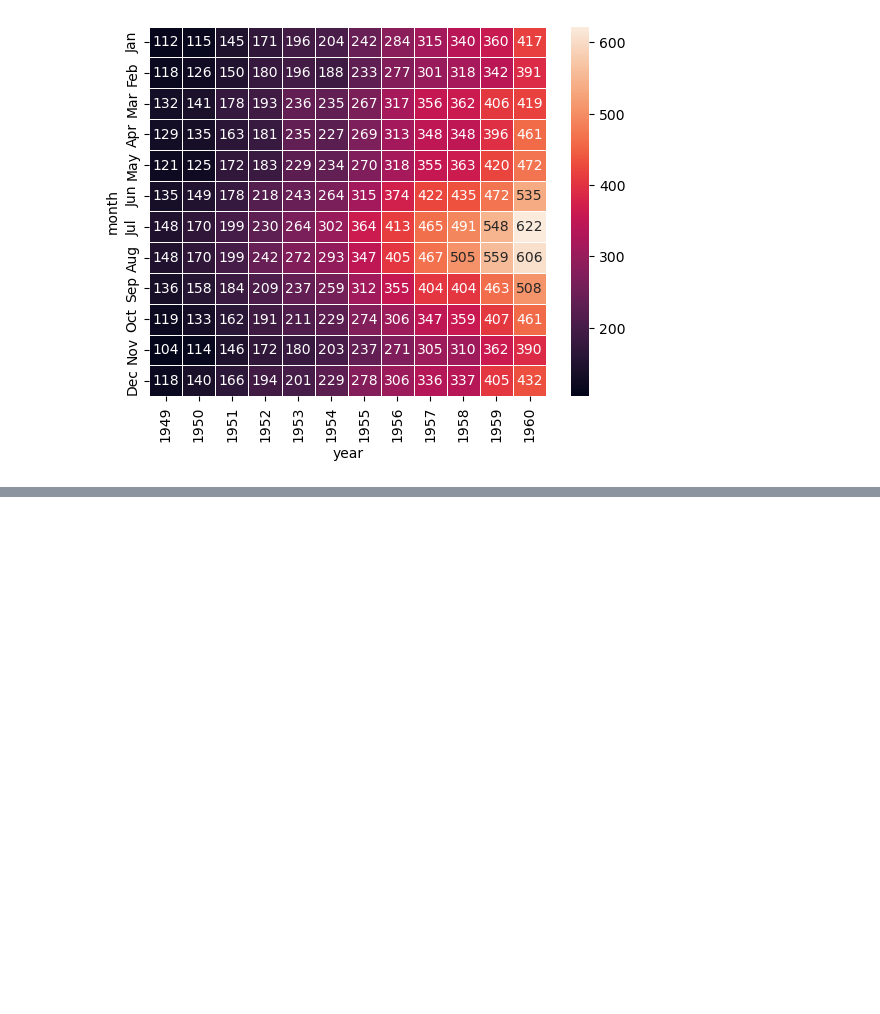
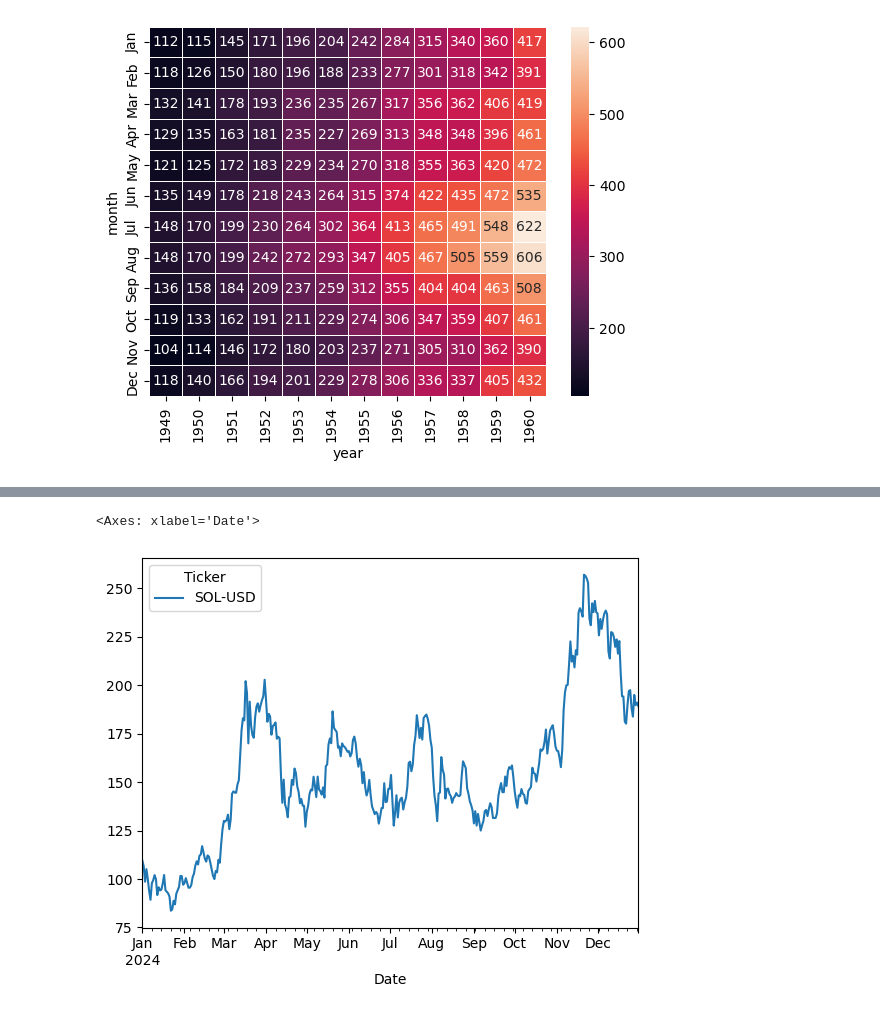
Before and after one commit to erayinal/Python, a Jupyter notebook: Udemy/_9NumericalPython/_5Seaborn.ipynb, the cells around one changed output, grey strips where cells are left out. Drawn from its saved outputs; the diff is of its cells as text; code cells hidden in the pictures; blank space fills up the shorter version.

```diff
--- a/Udemy/_9NumericalPython/_5Seaborn.ipynb
+++ b/Udemy/_9NumericalPython/_5Seaborn.ipynb
@@ -617,0 +690,5 @@ sns.heatmap(df, annot=True, fmt="d", linewidths=.5)
+# %%
+import yfinance as yf
+
+df = yf.download("SOL-USD", start="2024-01-01", end="2025-01-01")
+df
@@ -617,0 +712,6 @@ sns.heatmap(df, annot=True, fmt="d", linewidths=.5)
+# %%
+close = df["Close"]
+close.plot()
+# %% [output]
+<Axes: xlabel='Date'>
+[figure, added]
```
Also changed, not shown: parts of 8 cells of this notebook.
